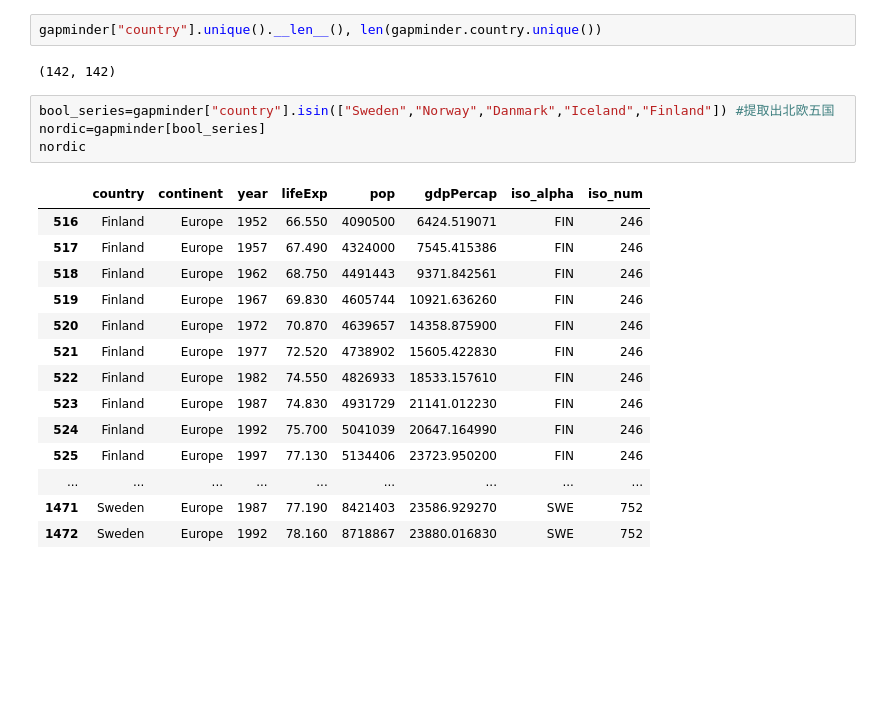
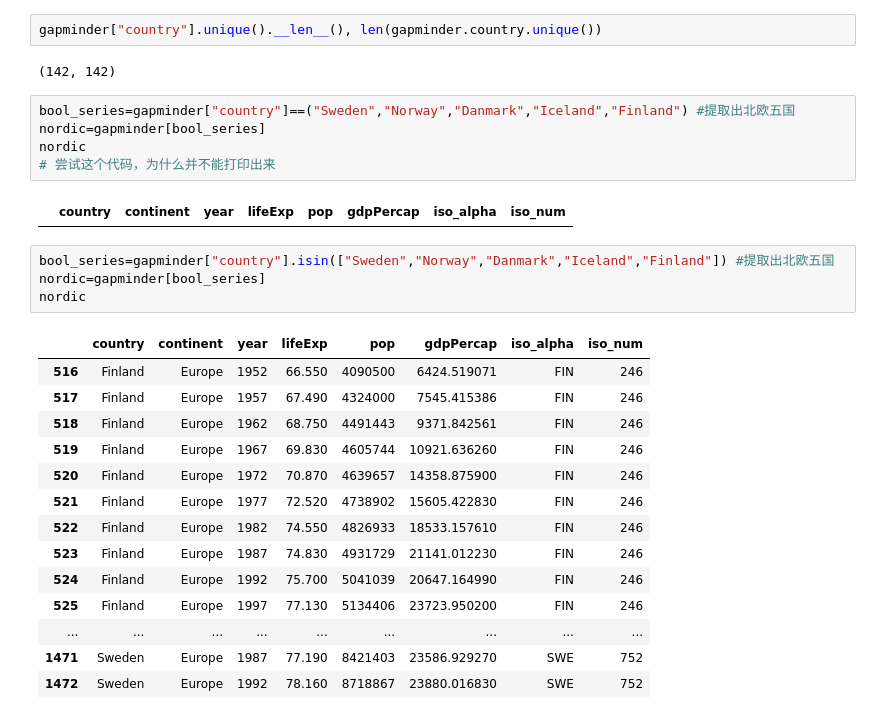
Before and after one commit to xjohansson/Databehandling_Xiu, a Jupyter notebook: code-alongs/L2_plotly_lecture_note.ipynb, the cells around one changed output. Saved outputs shown, nothing was run; the diff lists cells and outputs as text; blank space fills up the shorter version.

```diff
--- a/code-alongs/L2_plotly_lecture_note.ipynb
+++ b/code-alongs/L2_plotly_lecture_note.ipynb
@@ -55,6 +55,13 @@ len(gapminder.country.unique())
 gapminder["country"].unique().__len__(), len(gapminder.country.unique())
 # %% [output]
 (142, 142)
+# %%
+bool_series=gapminder["country"]==("Sweden","Norway","Danmark","Iceland","Finland") #提取出北欧五国
+nordic=gapminder[bool_series]
+nordic
+# 尝试这个代码，为什么并不能打印出来
+# %% [output]
+|  | country | continent | year | lifeExp | pop | gdpPercap | iso_alpha | iso_num |
 # %%
 bool_series=gapminder["country"].isin(["Sweden","Norway","Danmark","Iceland","Finland"]) #提取出北欧五国
 nordic=gapminder[bool_series]
```
Also changed, not shown: parts of 1 cell of this notebook, 11 other files.
